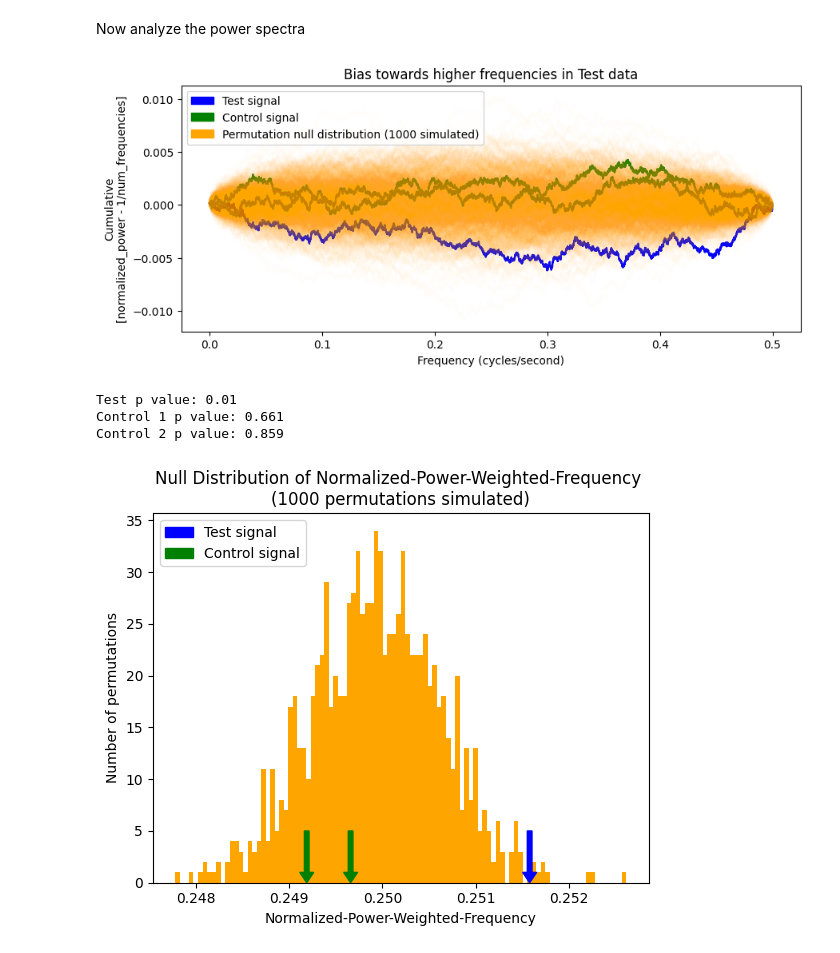
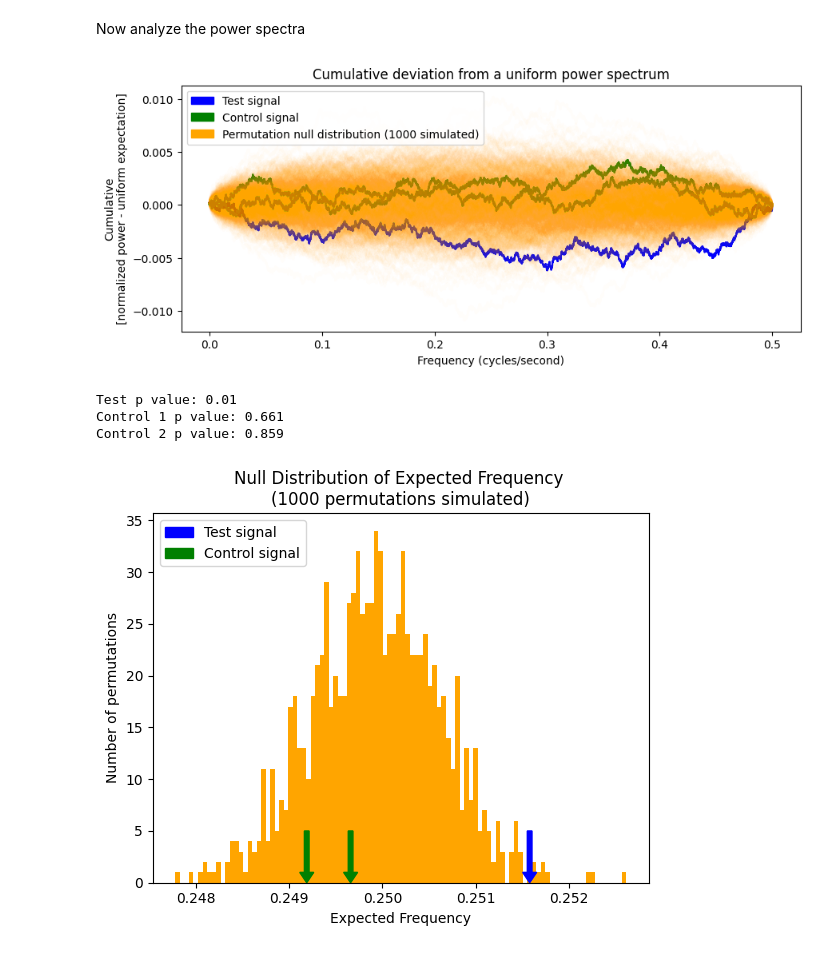
Before and after one commit to AvantiShri/gcp_analysis, a Jupyter notebook: Valentines2009_powerspectrum.ipynb, the cells around one changed output. Cells and saved outputs as stored; diff of their text form; code cells hidden in the pictures.

```diff
--- a/Valentines2009_powerspectrum.ipynb
+++ b/Valentines2009_powerspectrum.ipynb
@@ -123,23 +123,23 @@ freqs = np.fft.rfftfreq(len(csm1_test), 1) #get the frequencies
 uniform_expectation = 1.0/len(ps_test) #what you expect for each frequency if the power spectrum is perfectly uniform
 
 #plot the cumulative sum of the normalized power spectrum relative to a perfectly uniform power spectrum
-plt.figure(figsize=(10,4))
+plt.figure(figsize=(10,4), num=1, clear=True)
 plt.plot(freqs, np.cumsum(ps_test - uniform_expectation), color="blue")
 plt.plot(freqs, np.cumsum(ps_control1 - uniform_expectation), color="green")
 plt.plot(freqs, np.cumsum(ps_control2 - uniform_expectation), color="green")
 #Also plot the 1000 power spectra from the permuted test data
 for ps_permutetest in ps_permutetest_list:
   plt.plot(freqs, np.cumsum(ps_permutetest - uniform_expectation), color="orange", alpha=0.02)
-plt.ylabel("Cumulative\n[normalized_power - 1/num_frequencies]")
+plt.ylabel("Cumulative\n[normalized power - uniform expectation]")
 plt.xlabel("Frequency (cycles/second)")
-plt.title("Bias towards higher frequencies in Test data")
+plt.title("Cumulative deviation from a uniform power spectrum")
 plt.legend(handles=[mpatches.Patch(color='blue', label='Test signal'),
                     mpatches.Patch(color='green', label='Control signal'),
                     mpatches.Patch(color='orange', label='Permutation null distribution (1000 simulated)')],
            loc="upper left")
 plt.show()
 # %% [output]
-[figure, old version]
+[figure, new version]
 # %%
 #looks like there is a bias towards higher frequencies in the test signal.
 #We can check this by summing the frequencies weighted by their corresponding
@@ -147,33 +147,34 @@ plt.show()
 
 #npwf = normalized power weighted frequency
 npwf_permutetest_list = np.sum(freqs[None,:]*ps_permutetest_list, axis=1);
 
 npwf_test = np.sum(freqs*ps_test)
 npwf_control1 = np.sum(freqs*ps_control1)
 npwf_control2 = np.sum(freqs*ps_control2)
 
 pvalue_test = np.sum(npwf_permutetest_list >= npwf_test)/len(npwf_permutetest_list)
 pvalue_control1 = np.sum(npwf_permutetest_list >= npwf_control1)/len(npwf_permutetest_list)
 pvalue_control2 = np.sum(npwf_permutetest_list >= npwf_control2)/len(npwf_permutetest_list)
 
 print("Test p value:",pvalue_test)
 print("Control 1 p value:",pvalue_control1)
 print("Control 2 p value:",pvalue_control2)
 
+plt.figure(num=1, clear=True)
 plt.hist(npwf_permutetest_list, bins=100, color="orange")
 plt.arrow(npwf_test, 5, 0, -5, color="blue", head_length=1, length_includes_head=True, width=0.00005)
 plt.arrow(npwf_control1, 5, 0, -5, color="green", head_length=1, length_includes_head=True, width=0.00005)
 plt.arrow(npwf_control2, 5, 0, -5, color="green", head_length=1, length_includes_head=True, width=0.00005)
-plt.xlabel("Normalized-Power-Weighted-Frequency")
+plt.xlabel("Expected Frequency")
 plt.ylabel("Number of permutations")
 plt.legend(handles=[mpatches.Patch(color='blue', label='Test signal'),
                     mpatches.Patch(color='green', label='Control signal')],
            loc="upper left")
-plt.title("Null Distribution of Normalized-Power-Weighted-Frequency \n(1000 permutations simulated)")
+plt.title("Null Distribution of Expected Frequency \n(1000 permutations simulated)")
 
 plt.show()
 # %% [output]
 Test p value: 0.01
 Control 1 p value: 0.661
 Control 2 p value: 0.859
-[figure, old version]
+[figure, new version]
```
Also changed, not shown: parts of 1 cell of this notebook.
